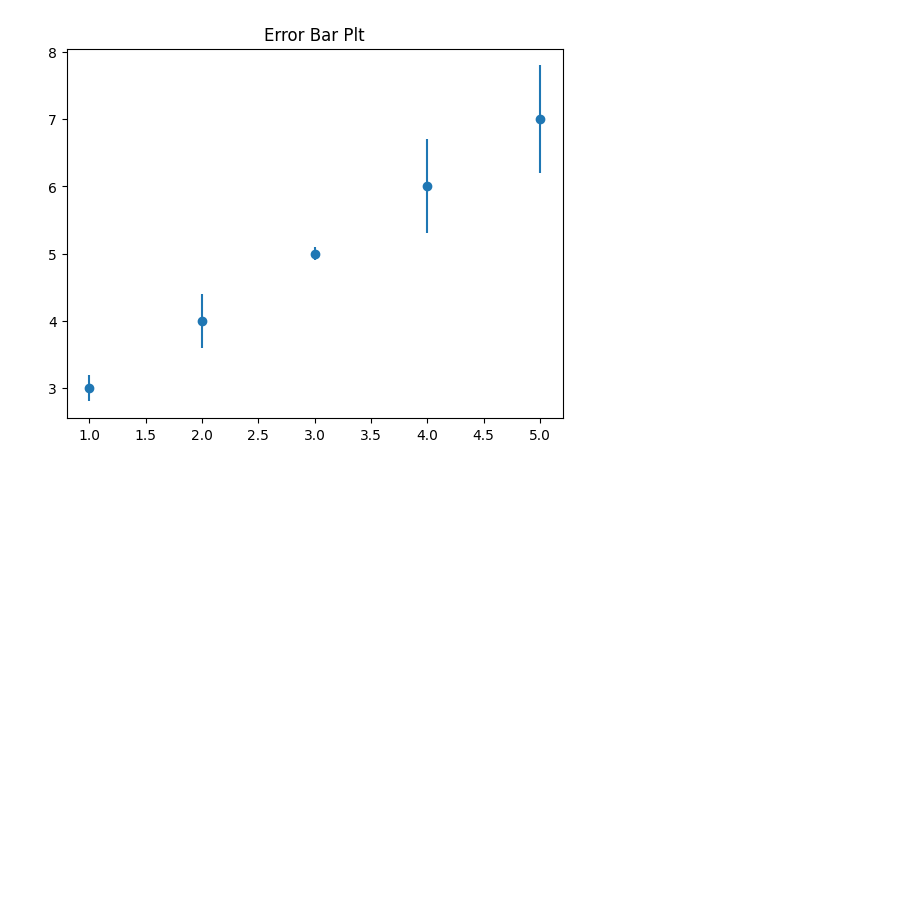
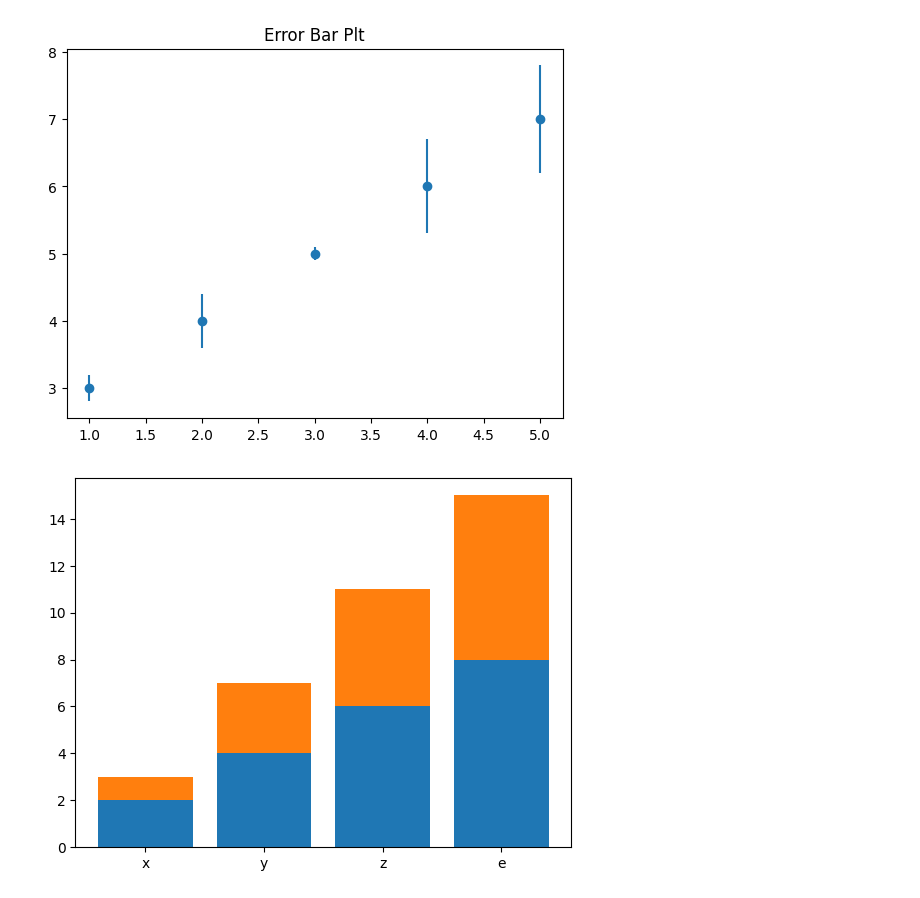
Before and after one commit to MuhammadjonArabov/Python-For-Data-Analytics, a Jupyter notebook: Visualization.ipynb, the cells around one changed output. Saved outputs shown, nothing was run; the diff lists cells and outputs as text; code cells hidden in the pictures; blank space fills up the shorter version.

```diff
--- a/Visualization.ipynb
+++ b/Visualization.ipynb
@@ -231,3 +231,13 @@ plt.title('Error Bar Plt')
 plt.show()
 # %% [output]
 [figure]
+# %%
+A = [2, 4, 6, 8]
+B = [1, 3, 5, 7]
+labels = ['x', 'y', 'z', 'e']
+plt.bar(labels, A)
+plt.bar(labels, B, bottom=A)
+plt.title = ("Stacked Bar Char")
+plt.show()
+# %% [output]
+[figure, added]
```
Also changed, not shown: parts of 4 cells of this notebook.
